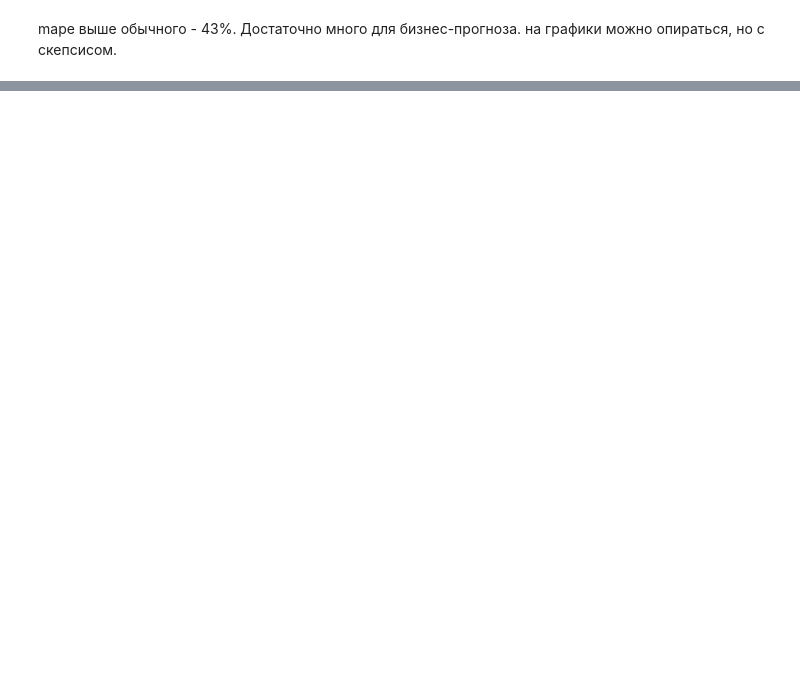
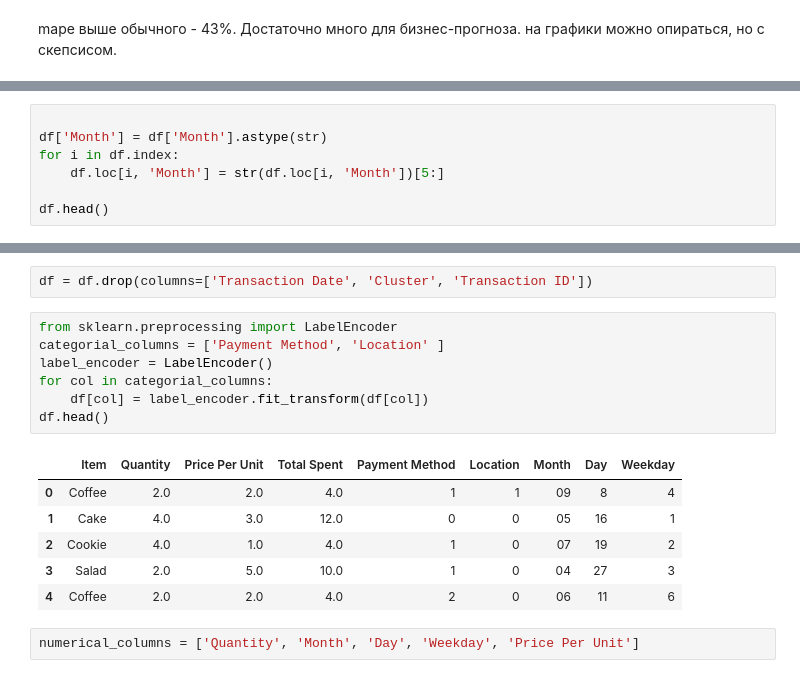
Before and after one commit to Mauzec/spbu_ml_2025, a Jupyter notebook: homeworks/ex1-analysis/analysis.ipynb, the cells around one changed output, grey strips where cells are left out. Cells and saved outputs as stored; diff of their text form; blank space fills up the shorter version.

Commit message:
ex1: rasnac for total sales predict by columns

```diff
--- a/homeworks/ex1-analysis/analysis.ipynb
+++ b/homeworks/ex1-analysis/analysis.ipynb
@@ -702,0 +663,7 @@ df.hea
+# %%
+
+df['Month'] = df['Month'].astype(str)
+for i in df.index:
+    df.loc[i, 'Month'] = str(df.loc[i, 'Month'])[5:]
+
+df.head()
@@ -702,0 +677,18 @@ df.hea
+# %%
+df = df.drop(columns=['Transaction Date', 'Cluster', 'Transaction ID'])
+# %%
+from sklearn.preprocessing import LabelEncoder
+categorial_columns = ['Payment Method', 'Location' ]
+label_encoder = LabelEncoder()
+for col in categorial_columns:
+    df[col] = label_encoder.fit_transform(df[col])
+df.head()
+# %% [output]
+|  | Item | Quantity | Price Per Unit | Total Spent | Payment Method | Location | Month | Day | Weekday |
+| 0 | Coffee | 2.0 | 2.0 | 4.0 | 1 | 1 | 09 | 8 | 4 |
+| 1 | Cake | 4.0 | 3.0 | 12.0 | 0 | 0 | 05 | 16 | 1 |
+| 2 | Cookie | 4.0 | 1.0 | 4.0 | 1 | 0 | 07 | 19 | 2 |
+| 3 | Salad | 2.0 | 5.0 | 10.0 | 1 | 0 | 04 | 27 | 3 |
+| 4 | Coffee | 2.0 | 2.0 | 4.0 | 2 | 0 | 06 | 11 | 6 |
+# %%
+numerical_columns = ['Quantity', 'Month', 'Day', 'Weekday', 'Price Per Unit']
```
Also changed, not shown: parts of 13 cells of this notebook.
